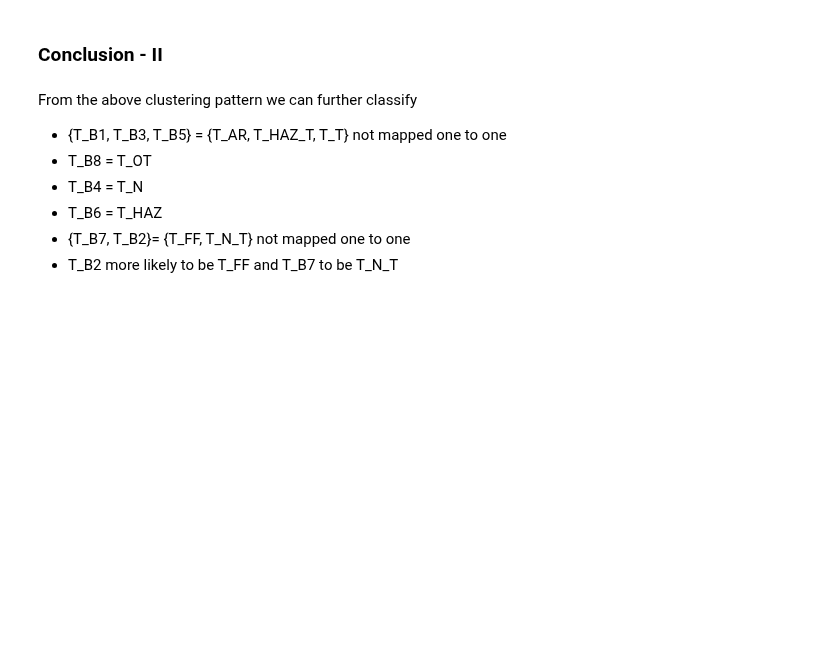
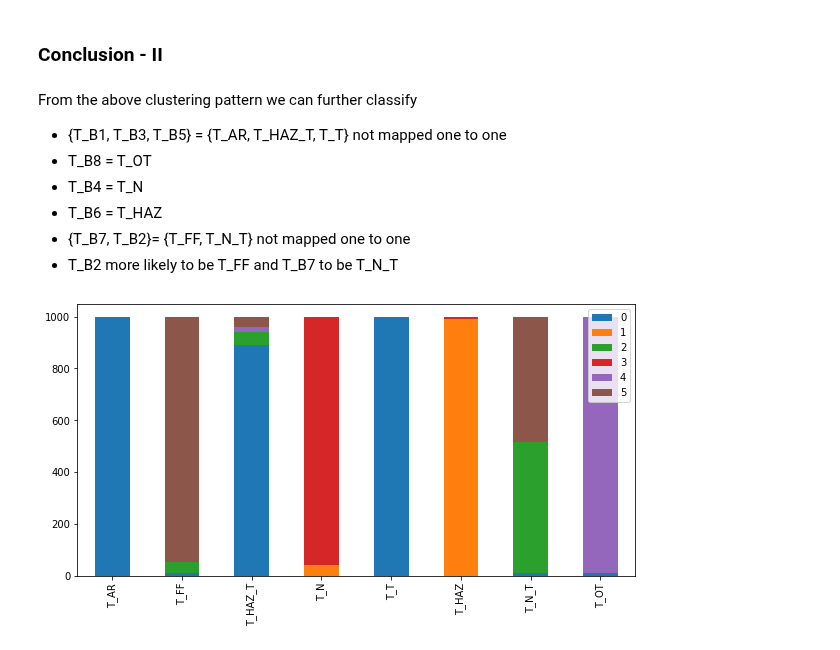
Before and after one commit to Marie-anneMawhin/Oct20_EPRI, a Jupyter notebook: Task1/NB/NB_modeling/metrics_kmeans_simulated.ipynb, the cells around one changed output. Saved outputs shown, nothing was run; the diff lists cells and outputs as text; code cells hidden in the pictures; blank space fills up the shorter version.

```diff
--- a/Task1/NB/NB_modeling/metrics_kmeans_simulated.ipynb
+++ b/Task1/NB/NB_modeling/metrics_kmeans_simulated.ipynb
@@ -1041,3 +1041,20 @@ From the above clustering pattern we can  further classify
 -    T_B6 = T_HAZ
 -    {T_B7, T_B2}= {T_FF, T_N_T} not mapped one to one
 -    T_B2 more likely to be T_FF and T_B7 to be T_N_T
+# %%
+def bar_chart(feature):
+    sample_1=labeled_df_tube[labeled_df_tube['sample']=='T_AR'][feature].value_counts()
+    sample_2=labeled_df_tube[labeled_df_tube['sample']=='T_FF'][feature].value_counts()
+    sample_3=labeled_df_tube[labeled_df_tube['sample']=='T_HAZ_T'][feature].value_counts()
+    sample_4=labeled_df_tube[labeled_df_tube['sample']=='T_N'][feature].value_counts()
+    sample_5=labeled_df_tube[labeled_df_tube['sample']=='T_T'][feature].value_counts()
+    sample_6=labeled_df_tube[labeled_df_tube['sample']=='T_HAZ'][feature].value_counts()
+    sample_7=labeled_df_tube[labeled_df_tube['sample']=='T_N_T'][feature].value_counts()
+    sample_8=labeled_df_tube[labeled_df_tube['sample']=='T_OT'][feature].value_counts()
+    df=pd.DataFrame([sample_1,sample_2,sample_3,sample_4,sample_5,sample_6,sample_7,sample_8])
+    df.index=['T_AR','T_FF','T_HAZ_T','T_N','T_T','T_HAZ','T_N_T','T_OT']
+    df.plot(kind='bar',stacked=True,figsize=(10,5))
+# %%
+bar_chart('labels')
+# %% [output]
+[figure, added]
```
Also changed, not shown: parts of 2 cells of this notebook.
